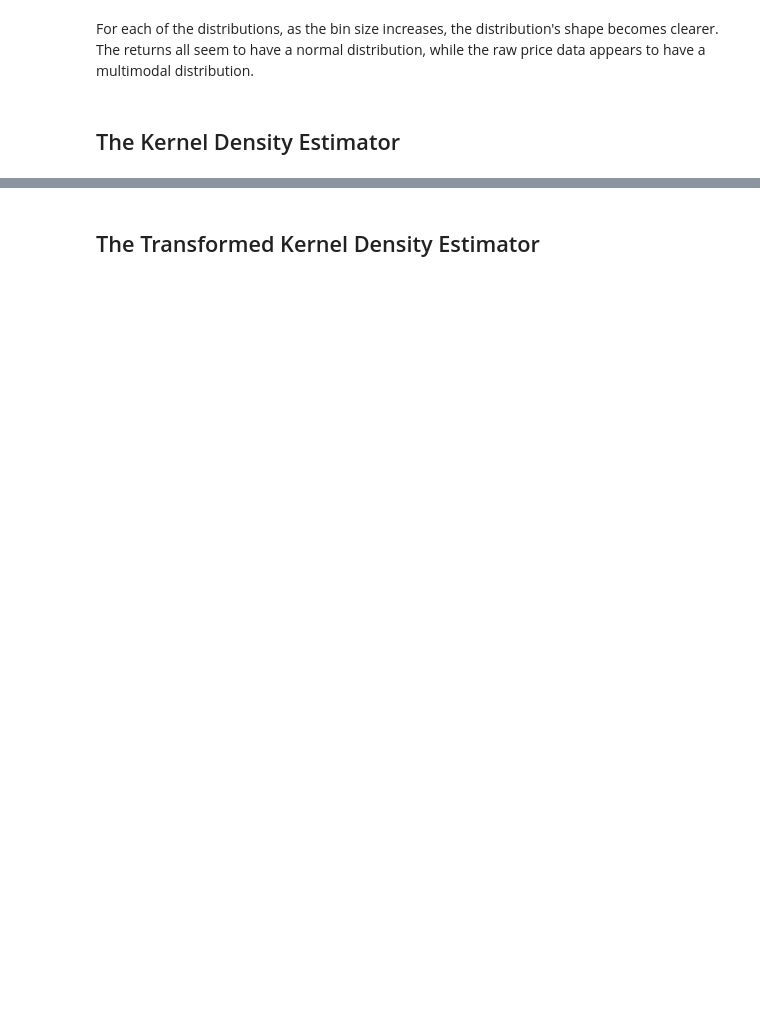
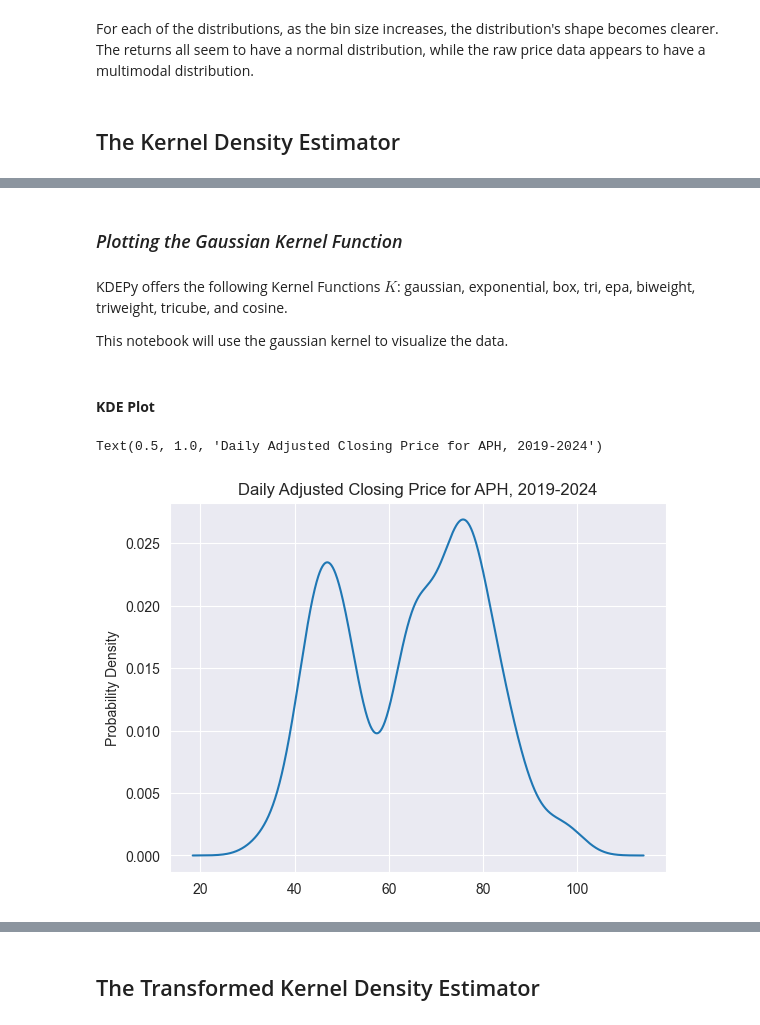
Before and after one commit to dBCooper2/pythonic-finance, a Jupyter notebook: notebooks/time_series/exploratory_data_analysis__python_hists_kde.ipynb, the cells around one changed output, grey strips where cells are left out. Saved outputs shown, nothing was run; the diff lists cells and outputs as text; code cells hidden in the pictures; blank space fills up the shorter version.

Commit message:
finished time series notebook 2

```diff
--- a/notebooks/time_series/exploratory_data_analysis__python_hists_kde.ipynb
+++ b/notebooks/time_series/exploratory_data_analysis__python_hists_kde.ipynb
@@ -211,0 +277,10 @@ TODO
+# %%
+# Imports, Setting Styles...
+import seaborn as sns
+import matplotlib.pyplot as plt
+from KDEpy import FFTKDE
+
+sns.set_style('darkgrid')
+
+# This is the DF to operate on
+aph_df.head()
@@ -211,0 +295,20 @@ TODO
+# %% [markdown]
+### _Plotting the Gaussian Kernel Function_
+# %% [markdown]
+KDEPy offers the following Kernel Functions $K$: gaussian, exponential, box, tri, epa, biweight, triweight, tricube, and cosine.
+
+This notebook will use the gaussian kernel to visualize the data.
+# %% [markdown]
+#### __KDE Plot__
+# %%
+aph_adj_price = aph_df['Adj_Close'].to_list()
+
+# From the KDEPy tutorial on their github
+x,y = FFTKDE(kernel='gaussian', bw='silverman').fit(aph_adj_price).evaluate()
+plt.plot(x,y)
+
+plt.ylabel('Probability Density')
+plt.title('Daily Adjusted Closing Price for APH, 2019-2024')
+# %% [output]
+Text(0.5, 1.0, 'Daily Adjusted Closing Price for APH, 2019-2024')
+[figure, added]
```
Also changed, not shown: parts of 31 cells of this notebook, 4 other files.
